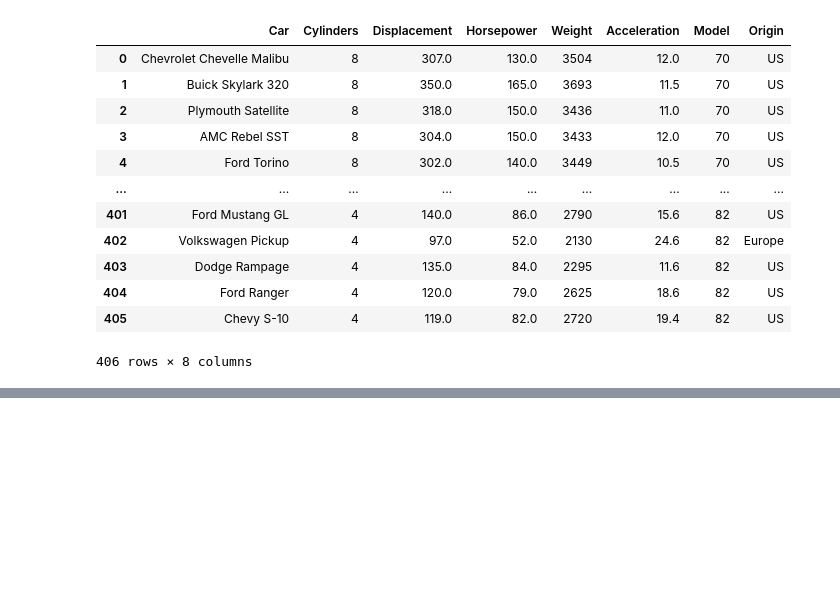
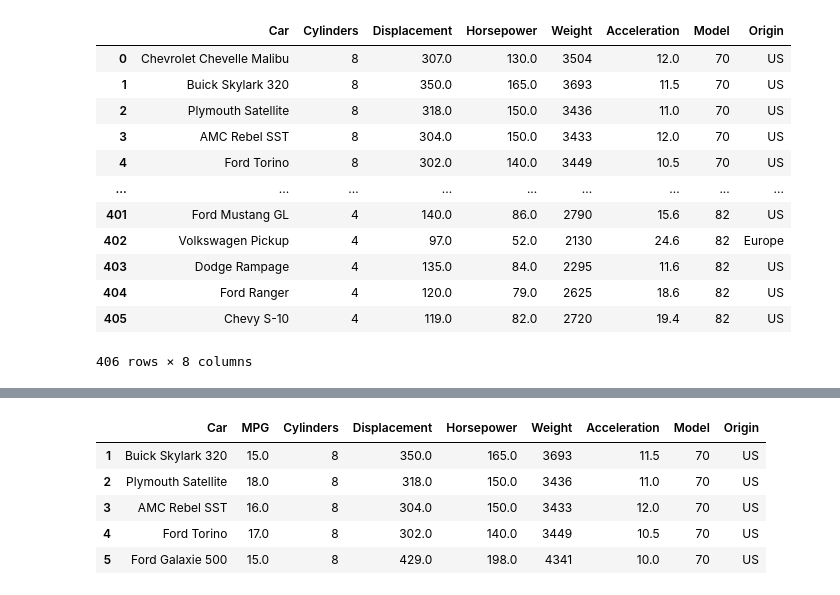
Before and after one commit to SrinivasanNikhil/DataLiteracy, a Jupyter notebook: Python_Pandas.ipynb, the cells around one changed output, grey strips where cells are left out. Drawn from its saved outputs; the diff is of its cells as text; code cells hidden in the pictures; blank space fills up the shorter version.

```diff
--- a/Python_Pandas.ipynb
+++ b/Python_Pandas.ipynb
@@ -309 +333,17 @@ rslt
 102 rows × 9 columns
+# %%
+#Deleting a row
+
+import pandas as pd
+
+data = pd.read_csv("https://elasticbeanstalk-us-east-1-712866102994.s3.amazonaws.com/data/Cars.csv")
+
+data = data.drop(0)
+data.head()
+# %% [output]
+|  | Car | MPG | Cylinders | Displacement | Horsepower | Weight | Acceleration | Model | Origin |
+| 1 | Buick Skylark 320 | 15.0 | 8 | 350.0 | 165.0 | 3693 | 11.5 | 70 | US |
+| 2 | Plymouth Satellite | 18.0 | 8 | 318.0 | 150.0 | 3436 | 11.0 | 70 | US |
+| 3 | AMC Rebel SST | 16.0 | 8 | 304.0 | 150.0 | 3433 | 12.0 | 70 | US |
+| 4 | Ford Torino | 17.0 | 8 | 302.0 | 140.0 | 3449 | 10.5 | 70 | US |
+| 5 | Ford Galaxie 500 | 15.0 | 8 | 429.0 | 198.0 | 4341 | 10.0 | 70 | US |
```
Also changed, not shown: parts of 5 cells of this notebook.
